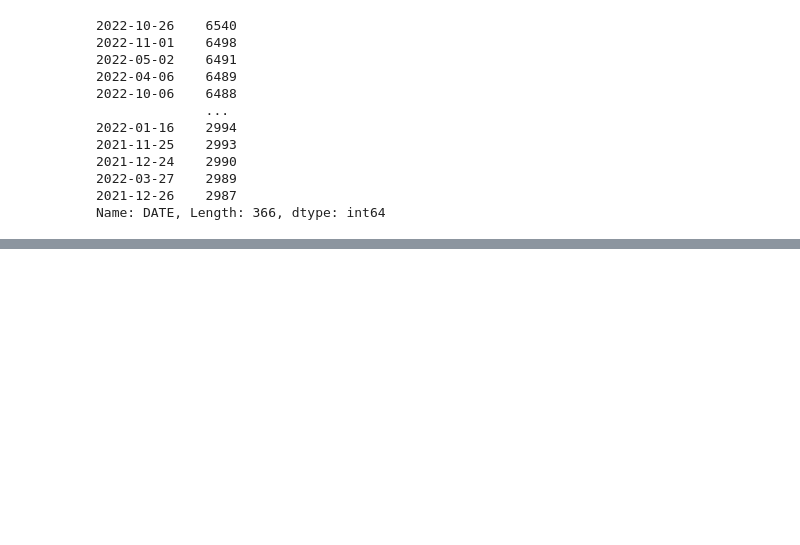
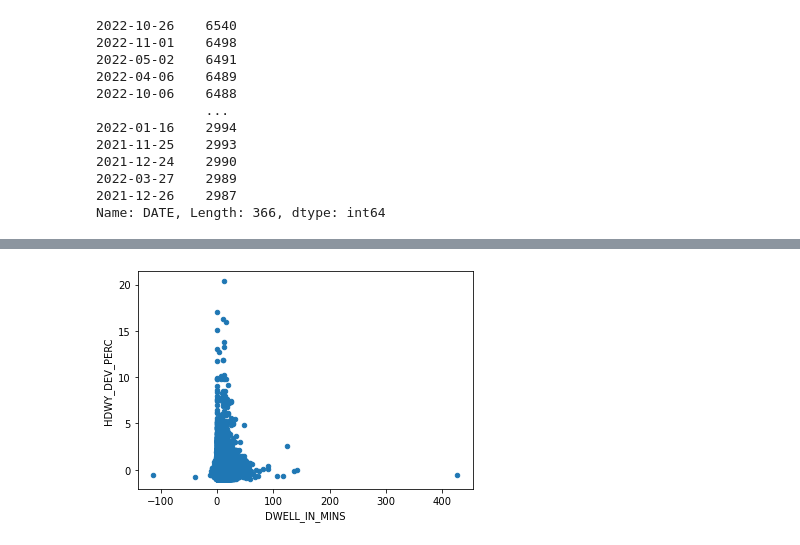
Before and after one commit to NSS-Data-Analytics-Cohort-7/wego-python-bit-my_finger, a Jupyter notebook: notebook/wego_preston_notebook.ipynb, the cells around one changed output, grey strips where cells are left out. Cells and saved outputs as stored; diff of their text form; code cells hidden in the pictures; blank space fills up the shorter version.

```diff
--- a/notebook/wego_preston_notebook.ipynb
+++ b/notebook/wego_preston_notebook.ipynb
@@ -792,0 +692,3 @@ wego_layover_stop2_drop.corr()
+# %%
+wego_layover = wego_tidy[wego_tidy.columns[[5,13,21,17,22,23,24,25]]]
+wego_layover
@@ -792,0 +814,5 @@ wego_layover_stop2_drop.corr()
+# %%
+wego_layover_stop1.plot.scatter('DWELL_IN_MINS', 'HDWY_DEV_PERC')
+plt.show()
+# %% [output]
+[figure, added]
```
Also changed, not shown: parts of 41 cells of this notebook.
